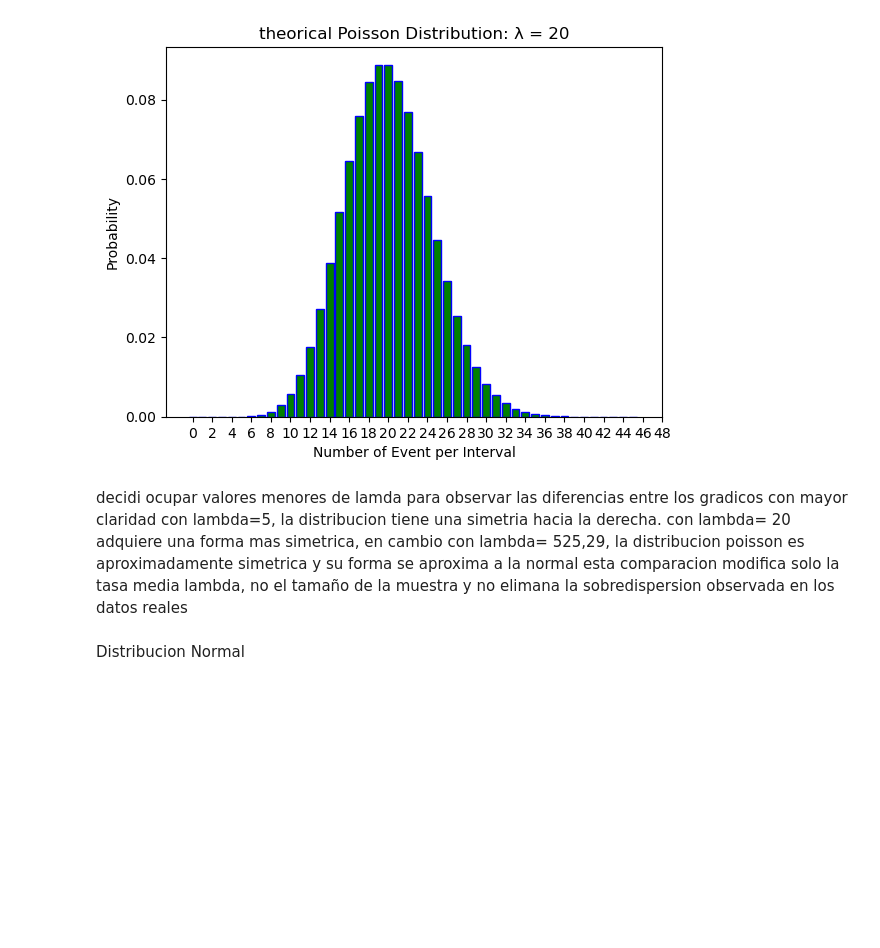
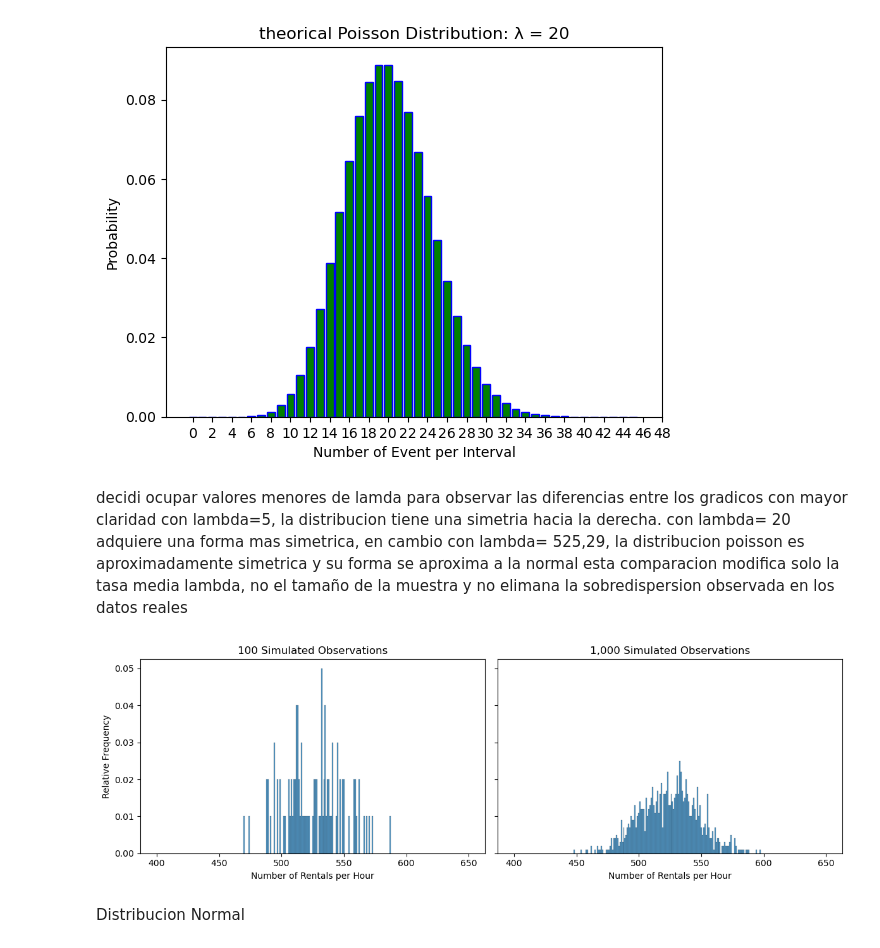
Before and after one commit to 2026491-max/Statistical---Project---26-, a Jupyter notebook: Bike Sharing.ipynb, the cells around one changed output. Cells and saved outputs as stored; diff of their text form; code cells hidden in the pictures; blank space fills up the shorter version.

```diff
--- a/Bike Sharing.ipynb
+++ b/Bike Sharing.ipynb
@@ -357,6 +357,30 @@ decidi ocupar valores menores de lamda para observar las diferencias entre los g
 esta comparacion modifica solo la tasa media lambda, no el tamaño de la muestra y no elimana la sobredispersion observada en los datos reales
 # %%
 lambda_value = selected["cnt"].mean()
+# %%
+np.random.seed(42)
+
+sample_100= np.random.poisson(lambda_value, size=100)
+sample_1000= np.random.poisson(lambda_value, size=1000)
+
+bins = np.arange(399.5, 651.5,1)
+fig, axes= plt.subplots(1,2, figsize = (12,4),
+                        sharex = True, sharey=True)
+
+sns.histplot(sample_100, bins=bins, stat="probability", ax=axes[0])
+axes[0].set_title("100 Simulated Observations")
+
+sns.histplot(sample_1000, bins=bins, stat="probability",ax=axes[1])
+axes[1].set_title("1,000 Simulated Observations")
+
+for ax in axes:
+    ax.set_xlabel("Number of Rentals per Hour")
+    ax.set_ylabel("Relative Frequency")
+
+plt.tight_layout()
+plt.show()
+# %% [output]
+[figure, added]
 # %% [markdown]
 Distribucion Normal
 # %% [markdown]
```
Also changed, not shown: 2 other files.
